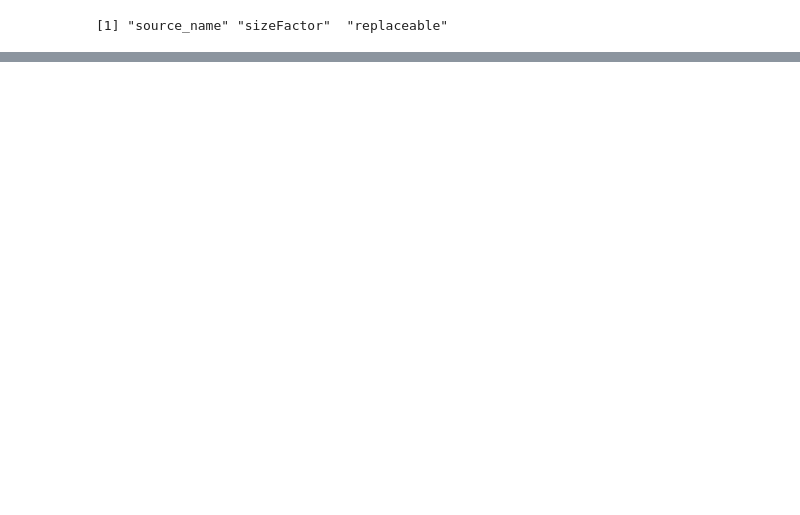
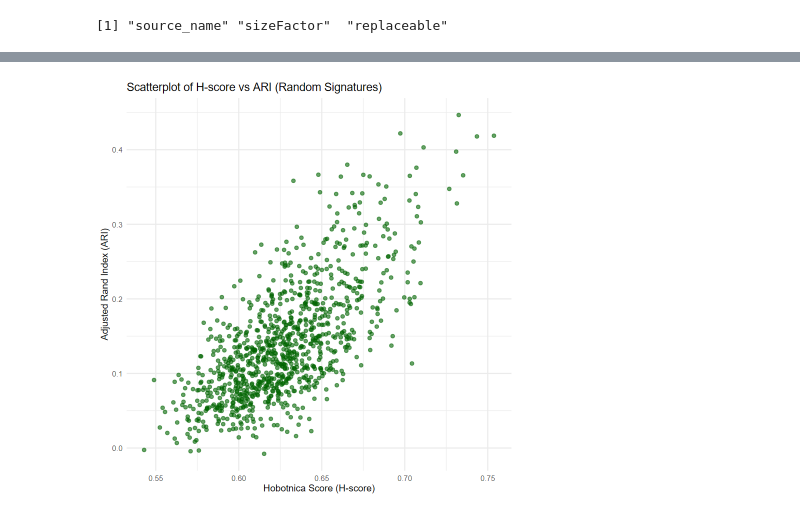
Before and after one commit to Ermi112/powerRobo_Py_project, a Jupyter notebook: R_project/DESeq.ipynb, the cells around one changed output, grey strips where cells are left out. Saved outputs shown, nothing was run; the diff lists cells and outputs as text; code cells hidden in the pictures; blank space fills up the shorter version.

```diff
--- a/R_project/DESeq.ipynb
+++ b/R_project/DESeq.ipynb
@@ -335,0 +397,9 @@ print(score_df)
+# %%
+ggplot(randomMetrics_df, aes(x = H_score, y = ARI)) +
+  geom_point(alpha = 0.6, color = "darkgreen") +
+  theme_minimal() +
+  labs(title = "Scatterplot of H-score vs ARI (Random Signatures)",
+       x = "Hobotnica Score (H-score)",
+       y = "Adjusted Rand Index (ARI)")
+# %% [output]
+[figure, added]
```
Also changed, not shown: parts of 11 cells of this notebook.
